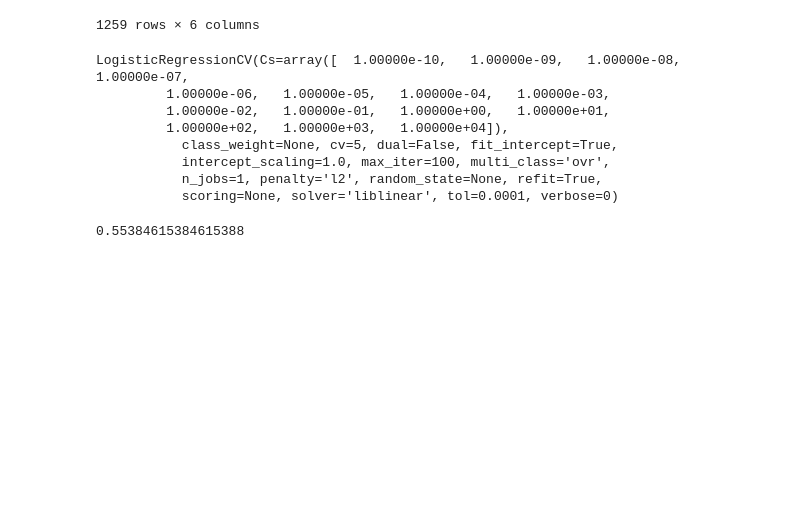
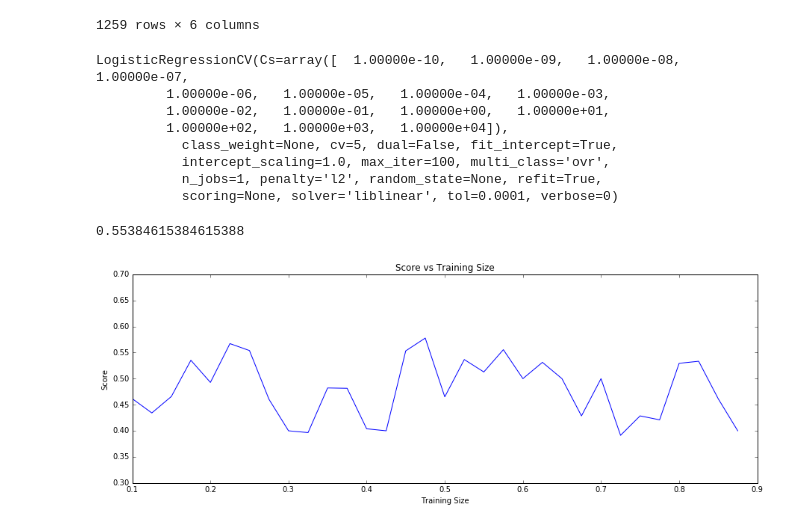
Before and after one commit to alexanderplin/CS109-Final-Project, a Jupyter notebook: Data Exploration.ipynb, the cells around one changed output. Cells and saved outputs as stored; diff of their text form; code cells hidden in the pictures; blank space fills up the shorter version.

Commit message:
score vs size graph

```diff
--- a/Data Exploration.ipynb
+++ b/Data Exploration.ipynb
@@ -440,3 +444,43 @@ LogisticRegressionCV(Cs=array([  1.00000e-10,   1.00000e-09,   1.00000e-08,   1.
 logistic.score(x_test, y_test)
 # %% [output]
 0.55384615384615388
+# %%
+train_sizes = np.arange(0.1, 0.9, 0.025)
+scores = np.zeros(len(train_sizes))
+scores_index = 0
+
+for i in train_sizes:
+
+    x_train = bag_words[:int(math.ceil(i*len(bag_words)))]
+    y_train = filtered_df['y'].values[:int(math.ceil(i*len(bag_words)))]
+
+    x_test = bag_words[int(math.ceil(i*len(bag_words))):]
+    y_test = filtered_df['y'].values[int(math.ceil(i*len(bag_words))):]
+
+    regularization = 10.**np.arange(-10, 5)
+    logistic = LogRegCV(cv=5,
+                        penalty='l2',
+                        Cs=regularization,
+                        solver='liblinear',
+                        n_jobs=1)
+    logistic.fit(x_train, y_train)
+
+    scores[scores_index] = logistic.score(x_test, y_test)
+    scores_index += 1
+# %%
+fig, ax = plt.subplots(1, 1, figsize=(15, 5))
+
+ax.plot(train_sizes, scores)
+
+ax.set_xlabel('Training Size')
+
+ax.set_ylabel('Score')
+ax.set_ylim(0.3,0.7)
+ax.set_title('Score vs Training Size')
+
+#Turn the labels sideways so they don't overlap
+plt.setp(labels, rotation=90, fontsize=10)
+
+plt.show()
+# %% [output]
+[figure, added]
```
Also changed, not shown: parts of 3 cells of this notebook.
